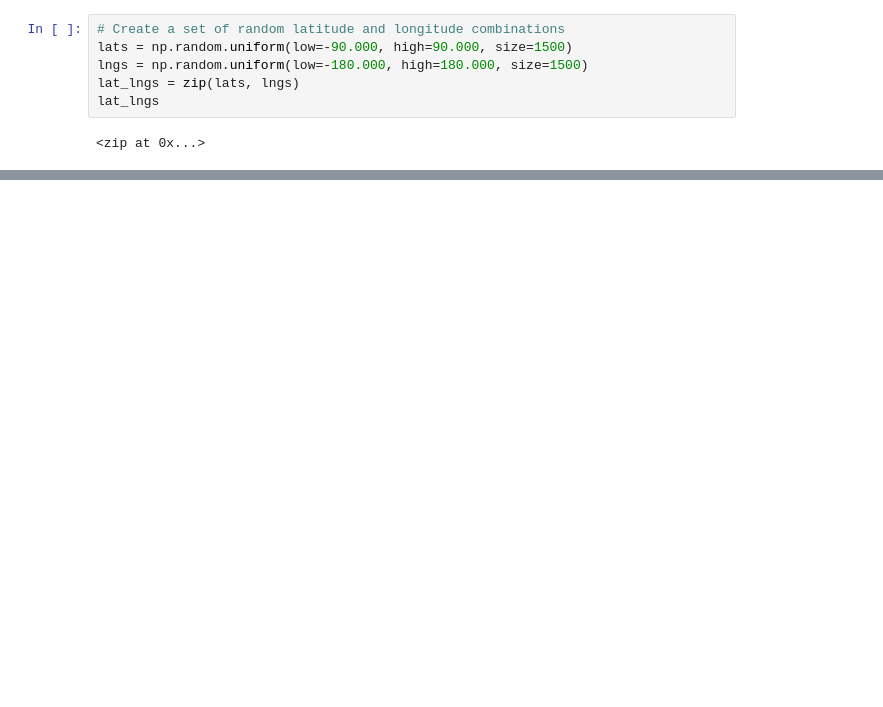
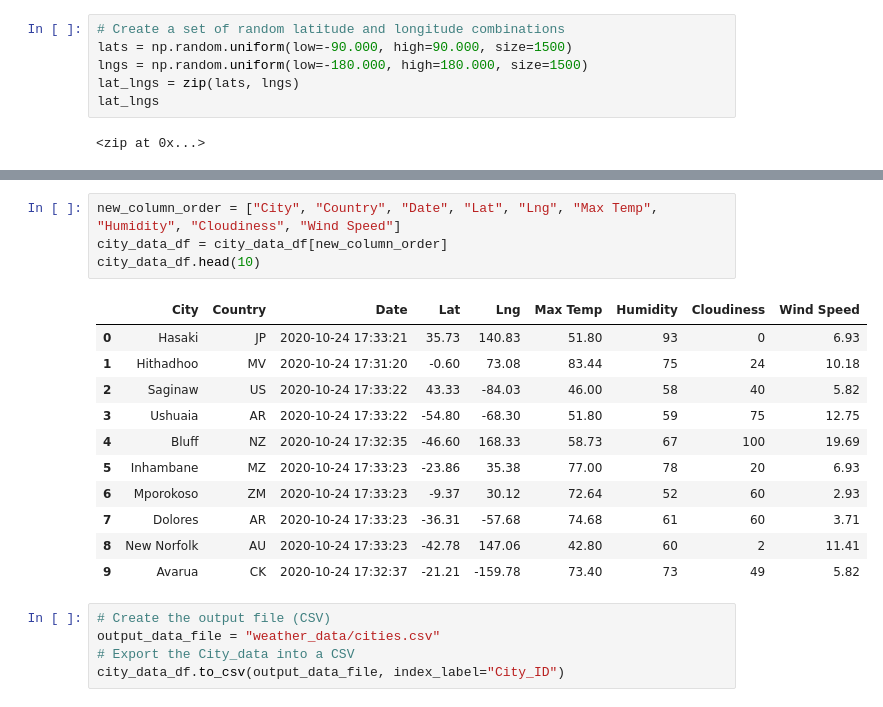
Before and after one commit to ccastanette/World_Weather_Analysis, a Jupyter notebook: WeatherPy.ipynb, the cells around one changed output, grey strips where cells are left out. Drawn from its saved outputs; the diff is of its cells as text; blank space fills up the shorter version.

```diff
--- a/WeatherPy.ipynb
+++ b/WeatherPy.ipynb
@@ -35,0 +191,21 @@ coordinates
+# %%
+new_column_order = ["City", "Country", "Date", "Lat", "Lng", "Max Temp", "Humidity", "Cloudiness", "Wind Speed"]
+city_data_df = city_data_df[new_column_order]
+city_data_df.head(10)
+# %% [output]
+|  | City | Country | Date | Lat | Lng | Max Temp | Humidity | Cloudiness | Wind Speed |
+| 0 | Hasaki | JP | 2020-10-24 17:33:21 | 35.73 | 140.83 | 51.80 | 93 | 0 | 6.93 |
+| 1 | Hithadhoo | MV | 2020-10-24 17:31:20 | -0.60 | 73.08 | 83.44 | 75 | 24 | 10.18 |
+| 2 | Saginaw | US | 2020-10-24 17:33:22 | 43.33 | -84.03 | 46.00 | 58 | 40 | 5.82 |
+| 3 | Ushuaia | AR | 2020-10-24 17:33:22 | -54.80 | -68.30 | 51.80 | 59 | 75 | 12.75 |
+| 4 | Bluff | NZ | 2020-10-24 17:32:35 | -46.60 | 168.33 | 58.73 | 67 | 100 | 19.69 |
+| 5 | Inhambane | MZ | 2020-10-24 17:33:23 | -23.86 | 35.38 | 77.00 | 78 | 20 | 6.93 |
+| 6 | Mporokoso | ZM | 2020-10-24 17:33:23 | -9.37 | 30.12 | 72.64 | 52 | 60 | 2.93 |
+| 7 | Dolores | AR | 2020-10-24 17:33:23 | -36.31 | -57.68 | 74.68 | 61 | 60 | 3.71 |
+| 8 | New Norfolk | AU | 2020-10-24 17:33:23 | -42.78 | 147.06 | 42.80 | 60 | 2 | 11.41 |
+| 9 | Avarua | CK | 2020-10-24 17:32:37 | -21.21 | -159.78 | 73.40 | 73 | 49 | 5.82 |
+# %%
+# Create the output file (CSV)
+output_data_file = "weather_data/cities.csv"
+# Export the City_data into a CSV
+city_data_df.to_csv(output_data_file, index_label="City_ID")
```
Also changed, not shown: parts of 11 cells of this notebook, 2 other files.
